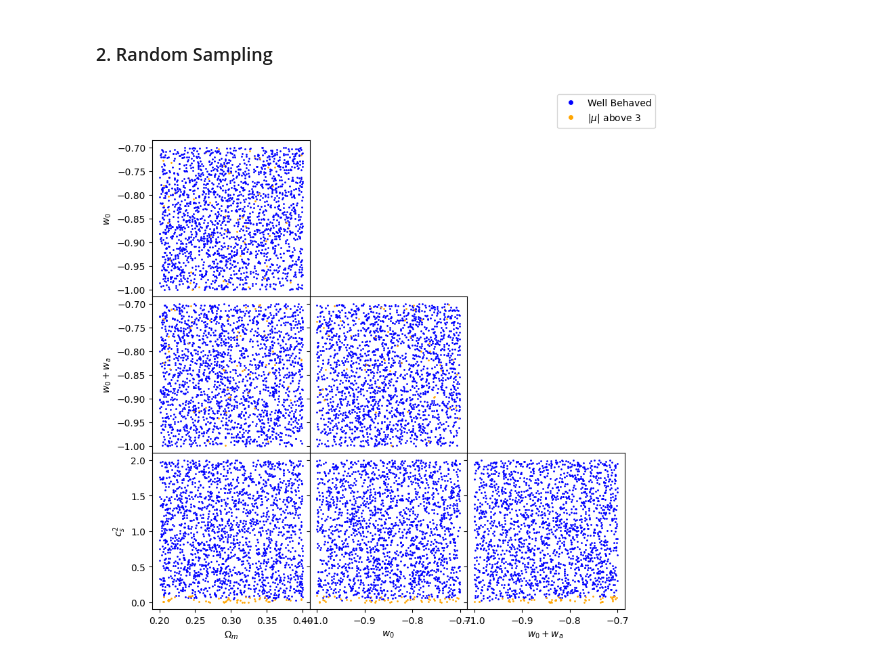
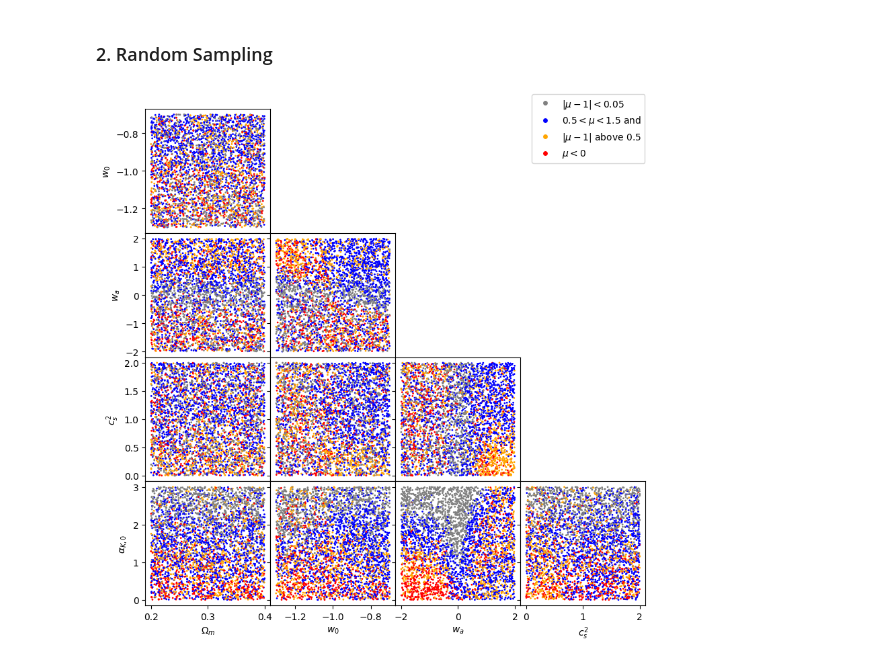
Before and after one commit to joaoreboucas1/cs2-project, a Jupyter notebook: mu_solutions_study/quint.ipynb, the cells around one changed output. Drawn from its saved outputs; the diff is of its cells as text; code cells hidden in the pictures.

```diff
--- a/mu_solutions_study/quint.ipynb
+++ b/mu_solutions_study/quint.ipynb
@@ -107,47 +87,13 @@ for param_name in grids.keys():
 ### 2. Random Sampling
 # %%
 priors = {
-    "omega_m": [0.2, 0.4],
-    "w0"     : [-1.0, -0.7],
-    "w0pwa"  : [-1.0, -0.7],
-    "cs2"    : [0, 2],
+    "omega_m"  : [0.2, 0.4],
+    "w0"       : [-1.3, -0.7],
+    "wa"       : [-2, 2],
+    "cs2"      : [0, 2],
+    "alpha_K_0": [0, 3],
 }
-priors_array = np.array(list(priors.values()))
 
-alpha_B_threshold = 100
-mu_threshold = 3
-
-samples = []
-for i in range(2_000):
-    params = np.random.rand(len(priors))*(priors_array[:,1]-priors_array[:,0]) + priors_array[:,0]
-    params_dict = dict(zip(priors.keys(), params))
-    log_a, alpha_B, mu = solve_alpha_B(**params_dict, method="euler")
-    # if np.any(alpha_B > alpha_B_threshold) or np.any(alpha_B < -alpha_B_threshold):
-    #     samples.append((params, "red"))
-    if np.any(mu > mu_threshold) or np.any(mu < -mu_threshold):
-        samples.append((params, "orange"))
-    else:
-        samples.append((params, "blue"))
-
-
-fig, axs = plt.subplots(len(params), len(params), figsize=(12, 12), gridspec_kw={"hspace": 0, "wspace": 0})
-for row in range(len(params)):
-    for col in range(len(params)):
-        ax = axs[row, col]
-        if row == len(params)-1: ax.set_xlabel(list(param_name_latex.values())[col])
-        else: ax.set_xticklabels([])
-        if col == 0:             ax.set_ylabel(list(param_name_latex.values())[row])
-        else: ax.set_yticklabels([])
-
-        if col >= row: ax.remove()
-        for sample in samples:
-            point, color = sample
-            ax.scatter(point[col], point[row], color=color, s=1)
-
-blue_circle = mpl.lines.Line2D([], [], marker="o", color="w", markerfacecolor="blue", label="Well Behaved", )
-orange_circle = mpl.lines.Line2D([], [], marker="o", color="w", markerfacecolor="orange", label=f"$|\\mu|$ above {mu_threshold}", )
-fig.legend(handles=[blue_circle, orange_circle], bbox_to_anchor=(0.75, 0.75))
-
-plt.savefig("plots/alpha_B_solutions_quintalphaK/alpha_B_samples.pdf", bbox_inches="tight")
+plot_scatter(alphaKtype.QUINT, priors, "plots/quint/alpha_B_samples.pdf")
 # %% [output]
-[figure, old version]
+[figure, new version]
```
Also changed, not shown: parts of 2 cells of this notebook, 44 other files.
